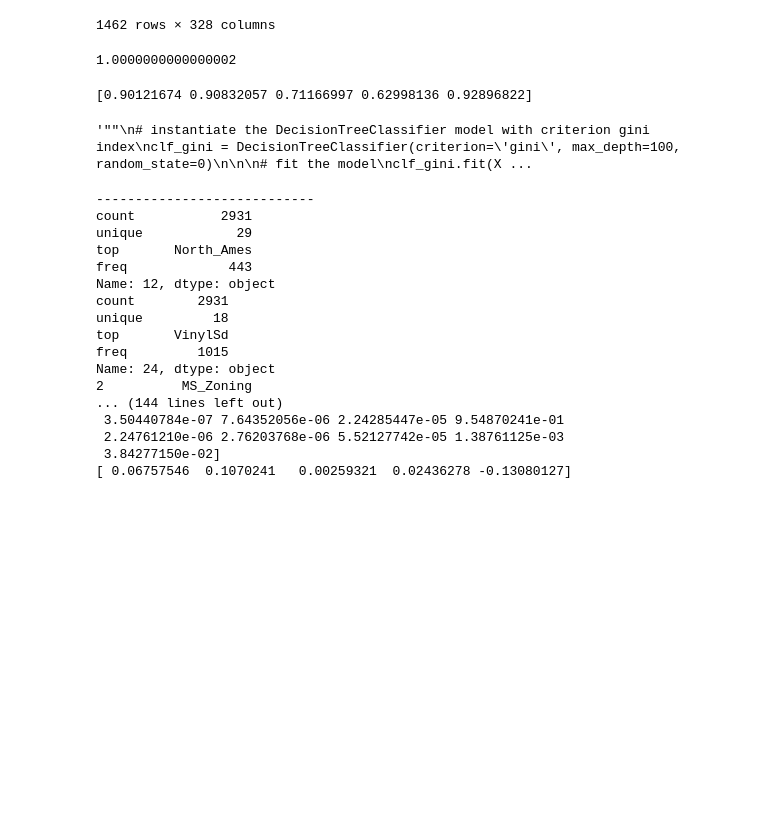
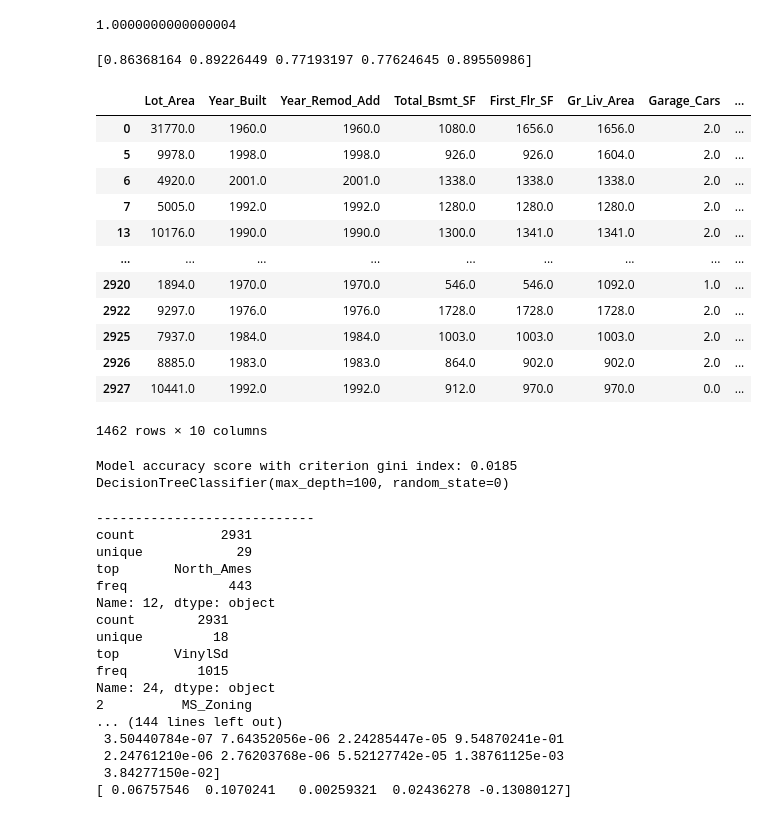
Before and after one commit to RiccardoSale/Ames-Housing-ML-Analysis, a Jupyter notebook: House.ipynb, the cells around one changed output. Saved outputs shown, nothing was run; the diff lists cells and outputs as text; code cells hidden in the pictures; blank space fills up the shorter version.

```diff
--- a/House.ipynb
+++ b/House.ipynb
@@ -14,6 +14,10 @@ from scipy.io.arff import loadarff
 raw_data = loadarff('house.arff')
 df = pd.DataFrame(raw_data[0])
 
+pd.set_option('display.max_rows', 500)
+pd.set_option('display.max_columns', 500)
+pd.set_option('display.width', 1000)
+
 #print(df['Misc_Feature'].unique())
 #Ridondanze: Pool_QC, Misc_Feature(?),
 #TODO CONTROLLARE in base anche a feature selection
@@ -22,6 +26,13 @@ df = pd.DataFrame(raw_data[0])
 
 df.drop_duplicates(subset=['Longitude','Latitude'], keep='last',inplace=True)
 df.drop(["Latitude","Longitude", "Pool_QC", "Misc_Feature"],axis = 1 , inplace=True)
+
+columns_to_drop = []
+for column in df:
+    val = df[column].value_counts().idxmax()
+    if df[column].eq(val).mean() > 0.9:
+        columns_to_drop.append(column)
+df.drop(columns_to_drop, axis=1, inplace=True)
 
 # drop label columns
 X = df.drop(columns=['Sale_Price'])
@@ -70,18 +81,26 @@ encoded = oh.transform(X_test_SS.iloc[:, categorical_idx])
 for i,col in enumerate(oh.get_feature_names()):
     X_test_SS[col] = encoded[:, i]
 
-print("PRE")
-print(len(X_train_SS.columns))
-print(len(X_test_SS.columns))
-
 X_train_SS.drop(columns=X_train_SS.columns[categorical_idx], inplace=True)
 X_test_SS.drop(columns=X_test_SS.columns[categorical_idx], inplace=True)
 
-print("POST")
-print(len(X_train_SS.columns))
-print(len(X_test_SS.columns))
+display(X_train_SS)
 
-display(X_train_SS)
+#----------------------CORRELATIONS------------------
+"""
+cor_matrix = X_train_SS.corr().abs()
+print(cor_matrix)
+
+upper_tri = cor_matrix.where(np.triu(np.ones(cor_matrix.shape),k=1).astype(np.bool))
+print(upper_tri)
+
+to_drop = [column for column in upper_tri.columns if any(upper_tri[column] > 0.95)]
+print("TO DROP", to_drop)
+
+X_train = X_train_SS.drop(columns=X_train_SS.columns[to_drop])
+print(X_train.head())
+"""
+#-----------------------------------------------------
 
 from sklearn.ensemble import RandomForestRegressor
 from sklearn.model_selection import cross_val_score
@@ -102,34 +121,23 @@ lasso = linear_model.Lasso()
 print(cross_val_score(lasso, X_train_SS, y_train_SS))
 
 
-
-
-
-
-
-
-
-
-
-
-"""""
 # instantiate the DecisionTreeClassifier model with criterion gini index
 clf_gini = DecisionTreeClassifier(criterion='gini', max_depth=100, random_state=0)
 
+X_train = X_train_SS.drop(columns=X_train_SS.columns[best_features[10:]])
+X_test = X_test_SS.drop(columns=X_test_SS.columns[best_features[10:]])
+display(X_train)
+
 
 # fit the model
-clf_gini.fit(X_train_SS, y_train_SS)
+clf_gini.fit(X_train, y_train_SS)
 
-
-y_pred_gini = clf_gini.predict(X_test_SS)
-
+y_pred_gini = clf_gini.predict(X_test)
 
 from sklearn.metrics import accuracy_score
 
 print('Model accuracy score with criterion gini index: {0:0.4f}'. format(accuracy_score(y_test_SS, y_pred_gini)))
-
 print(clf_gini)
-"""
 # %% [output]
 A value is trying to be set on a copy of a slice from a DataFrame.
 Try using .loc[row_indexer,col_indexer] = value instead
@@ -169,7 +172,20 @@ See the caveats in the documentation: https://pandas.pydata.org/pandas-docs/stab
-1462 rows × 328 columns
+1.0000000000000004
-1.0000000000000002
+[0.86368164 0.89226449 0.77193197 0.77624645 0.89550986]
+|  | Lot_Area | Year_Built | Year_Remod_Add | Total_Bsmt_SF | First_Flr_SF | Gr_Liv_Area | Garage_Cars | ... |
+| 0 | 31770.0 | 1960.0 | 1960.0 | 1080.0 | 1656.0 | 1656.0 | 2.0 | ... |
+| 5 | 9978.0 | 1998.0 | 1998.0 | 926.0 | 926.0 | 1604.0 | 2.0 | ... |
+| 6 | 4920.0 | 2001.0 | 2001.0 | 1338.0 | 1338.0 | 1338.0 | 2.0 | ... |
+| 7 | 5005.0 | 1992.0 | 1992.0 | 1280.0 | 1280.0 | 1280.0 | 2.0 | ... |
+| 13 | 10176.0 | 1990.0 | 1990.0 | 1300.0 | 1341.0 | 1341.0 | 2.0 | ... |
+| ... | ... | ... | ... | ... | ... | ... | ... | ... |
+| 2920 | 1894.0 | 1970.0 | 1970.0 | 546.0 | 546.0 | 1092.0 | 1.0 | ... |
+| 2922 | 9297.0 | 1976.0 | 1976.0 | 1728.0 | 1728.0 | 1728.0 | 2.0 | ... |
+| 2925 | 7937.0 | 1984.0 | 1984.0 | 1003.0 | 1003.0 | 1003.0 | 2.0 | ... |
+| 2926 | 8885.0 | 1983.0 | 1983.0 | 864.0 | 902.0 | 902.0 | 2.0 | ... |
+| 2927 | 10441.0 | 1992.0 | 1992.0 | 912.0 | 970.0 | 970.0 | 0.0 | ... |
-[0.90121674 0.90832057 0.71166997 0.62998136 0.92896822]
+1462 rows × 10 columns
-'""\n# instantiate the DecisionTreeClassifier model with criterion gini index\nclf_gini = DecisionTreeClassifier(criterion=\'gini\', max_depth=100, random_state=0)\n\n\n# fit the model\nclf_gini.fit(X ...
+Model accuracy score with criterion gini index: 0.0185
+DecisionTreeClassifier(max_depth=100, random_state=0)
 # %%
 
 
```
Also changed, not shown: parts of 1 cell of this notebook, 1 other file.
